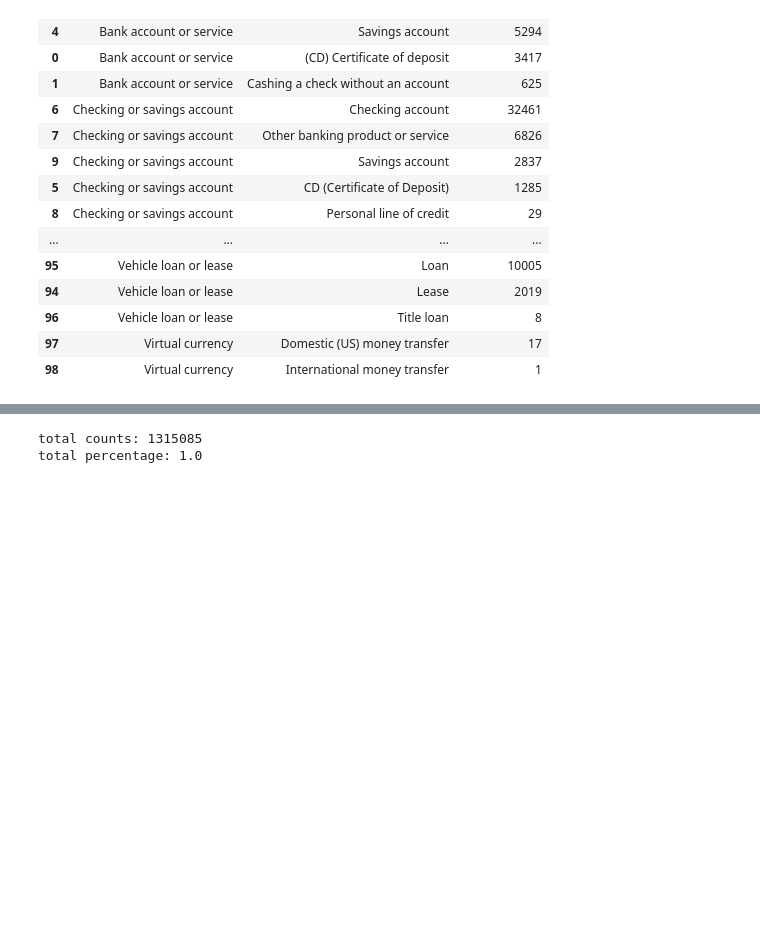
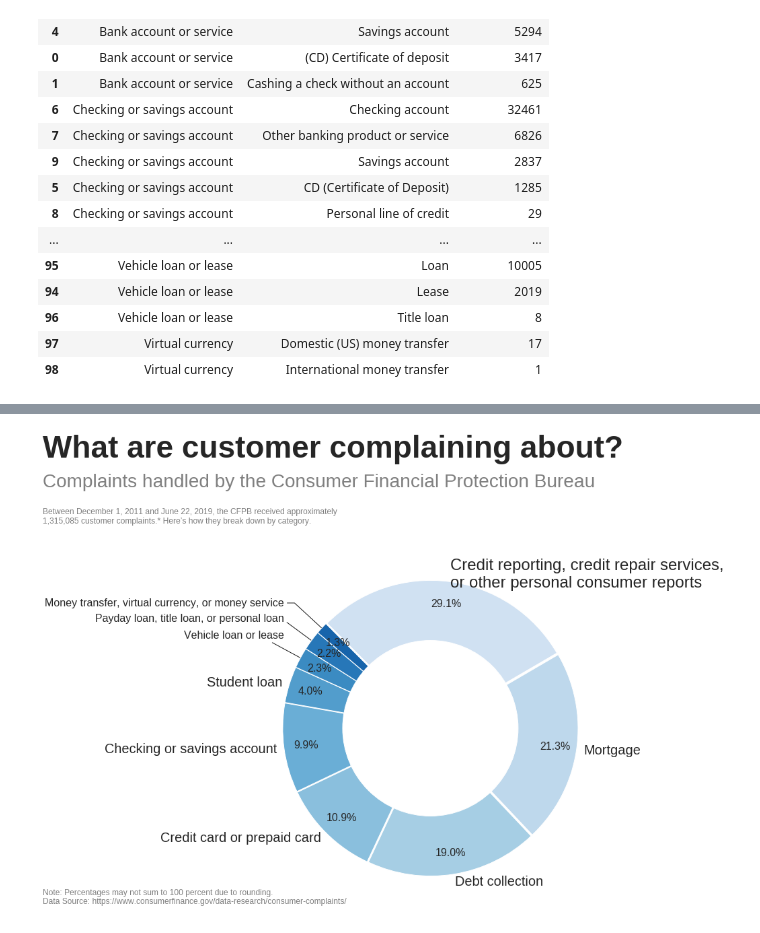
Before and after one commit to LambdaSchool/DS-Unit-1-Sprint-5-Data-Storytelling-Blog-Post, a Jupyter notebook: cfpd_consumer_complaints.ipynb, the cells around one changed output, grey strips where cells are left out. Drawn from its saved outputs; the diff is of its cells as text; code cells hidden in the pictures; blank space fills up the shorter version.

```diff
--- a/cfpd_consumer_complaints.ipynb
+++ b/cfpd_consumer_complaints.ipynb
@@ -453,8 +476,6 @@ df_prd
 | 96 | Vehicle loan or lease | Title loan | 8 |
 | 97 | Virtual currency | Domestic (US) money transfer | 17 |
 | 98 | Virtual currency | International money transfer | 1 |
-# %%
-# merge products
-def new_prd(product, subproduct):
-  new_prd = ""
-  if product==''
+# %%
+prds = df_prd['Product'].unique()
+subs = df_prd['Sub-product'].unique()
@@ -460,0 +525,3 @@ def new_prd(product, subproduct):
+# %%
+df_prd['new'] = df_prd.iloc[:,:2].apply(new_prd, axis=1)
+df_prd.sample(6)
@@ -460,0 +541,8 @@ def new_prd(product, subproduct):
+# %%
+df3 = (df_prd.groupby(by='new')
+             .agg({'Complaint ID': np.sum})
+             .sort_values('Complaint ID', ascending=False)
+             .reset_index()
+      )
+print(df3['Complaint ID'].sum())
+df3
@@ -464,15 +564,18 @@ colors=cm.Blues(np.linspace(0.2,0.8,len(df3)))
 fig, ax = plt.subplots(figsize=(20, 10),
                        subplot_kw=dict(aspect="equal"))
 
+labels = df3['new'].to_list()[:-3]+['']*3
+labels[0] = labels[0][:41] + '\n' + labels[0][42:]
+
 wedges, texts, autotexts= (
-  ax.pie(df3['Product'],
+  ax.pie(df3['Complaint ID'],
          colors=colors,
-         labels=df1['index'].to_list()[:-3]+['']*3,
+         labels=labels,
          labeldistance=1.05,
          autopct='%1.1f%%',
          startangle=135,
          pctdistance=0.85,
-         explode = [0.01]*len(df1),
+         explode = [0.01]*len(df3),
          counterclock=False,
 ))
 centre_circle = plt.Circle((0,0),0.60,fc='white')
@@ -488,49 +591,43 @@ for i in range(1,5):
 #                  )
 kw = dict(arrowprops=dict(arrowstyle="-",
                           color='k'
                          ),
 #           bbox=bbox_props,
           zorder=0,
           va="center")
 for i, p in enumerate(wedges):
-  if i > len(df1)-4:
+  if i > len(df3)-4:
     ang = (p.theta2 - p.theta1)/2. + p.theta1
     y = np.sin(np.deg2rad(ang))
     x = np.cos(np.deg2rad(ang))
     horizontalalignment = {-1: "right",
                            1: "left"}[int(np.sign(x))]
     connectionstyle = "angle,angleA=0,angleB={}".format(ang)
     kw["arrowprops"].update({"connectionstyle":
                              connectionstyle})
-    ax.annotate(df1['index'][i], xy=(x, y),
+    ax.annotate(df3['new'][i], xy=(x, y),
                 xytext=(np.sign(x), 0.2*y+0.09*i),
                 horizontalalignment=horizontalalignment,
                 **kw)
 
+xpos = -2.65
 plt.text(s="What are customer complaining about?",
-         x=-1.8, y=1.85,
-         fontsize=36, fontweight='bold'
+         x=xpos, y=1.85,
+         fontsize=46, fontweight='bold'
          )
 plt.text(s="Complaints handled by the Consumer Financial Protection Bureau",
-         x=-1.8, y=1.65,
-         fontsize=24
+         x=xpos, y=1.65,
+         fontsize=28, color='gray'
         )
-str=("Between December 1, 2011 and June 30, 2014, the CFPB received approximately\n"+
-     "260,733 customer complaints.* Here’s how they break down by category.")
-plt.text(s=str, x=-1.8, y=1.4,
+str=("Between December 1, 2011 and June 22, 2019, the CFPB received approximately\n"+
+     "1,315,085 customer complaints.* Here’s how they break down by category.")
+plt.text(s=str, x=xpos, y=1.4,
          fontsize=12, color='gray'
         );
 str=("Note: Percentages may not sum to 100 percent due to rounding.\n"+
      "Data Source: https://www.consumerfinance.gov/data-research/consumer-complaints/")
-plt.text(s=str, x=-1.8, y=-1.5,
+plt.text(s=str, x=xpos, y=-1.2,
          fontsize=12, color='gray'
         );
+# %% [output]
+[figure, added]
-# %%
-total_counts = df['Product'].shape[0]
-df3 = df['Product'].value_counts().reset_index()
-df3['percentage'] = df3['Product'] / total_counts
-print('total counts:', total_counts)
-print('total percentage:', df3['percentage'].sum())
-# %% [output]
-total counts: 1315085
-total percentage: 1.0
```
Also changed, not shown: parts of 9 cells of this notebook.
